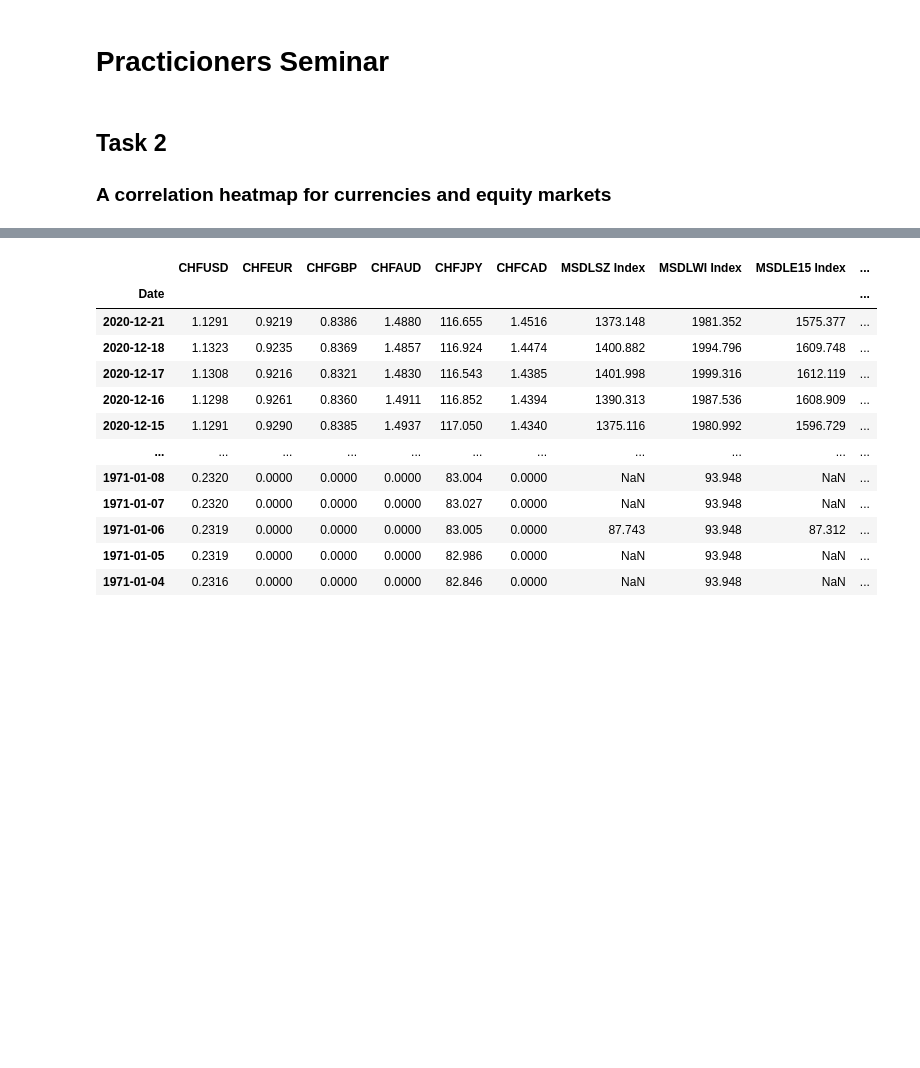
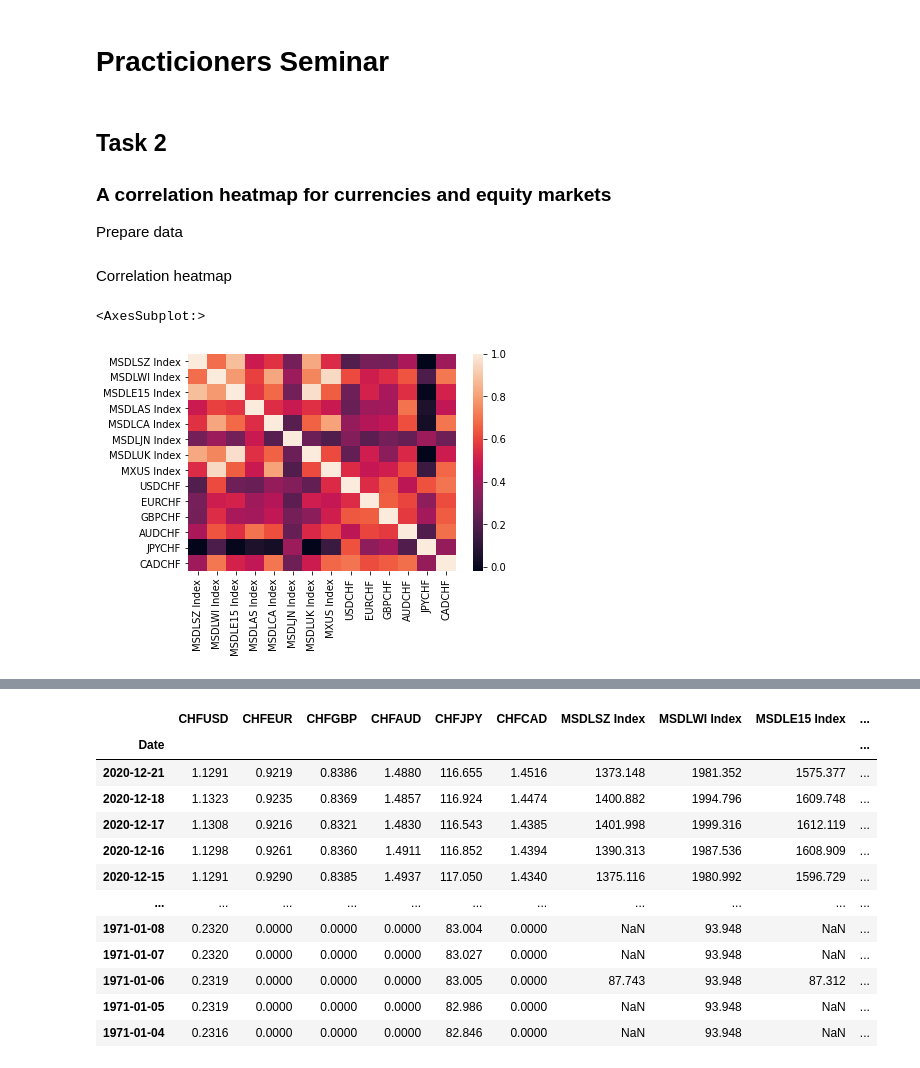
Before and after one commit to Tobias-Mann/Practicioners-Seminar-Notebook, a Jupyter notebook: Notebook.ipynb, the cells around one changed output, grey strips where cells are left out. Cells and saved outputs as stored; diff of their text form; code cells hidden in the pictures; blank space fills up the shorter version.

Commit message:
Updated correlations

```diff
--- a/Notebook.ipynb
+++ b/Notebook.ipynb
@@ -10,3 +11,4 @@ from statsmodels.formula.api import ols
 ## Task 2
 
 ### A correlation heatmap for currencies and equity markets
+Prepare data
@@ -12,0 +59,7 @@ from statsmodels.formula.api import ols
+# %% [markdown]
+Correlation heatmap
+# %%
+sns.heatmap(df_msci_fx_ret.corr(), xticklabels=df_msci_fx_ret.columns.values, yticklabels=df_msci_fx_ret.columns.values)
+# %% [output]
+<AxesSubplot:>
+[figure, added]
```
Also changed, not shown: parts of 12 cells of this notebook.
